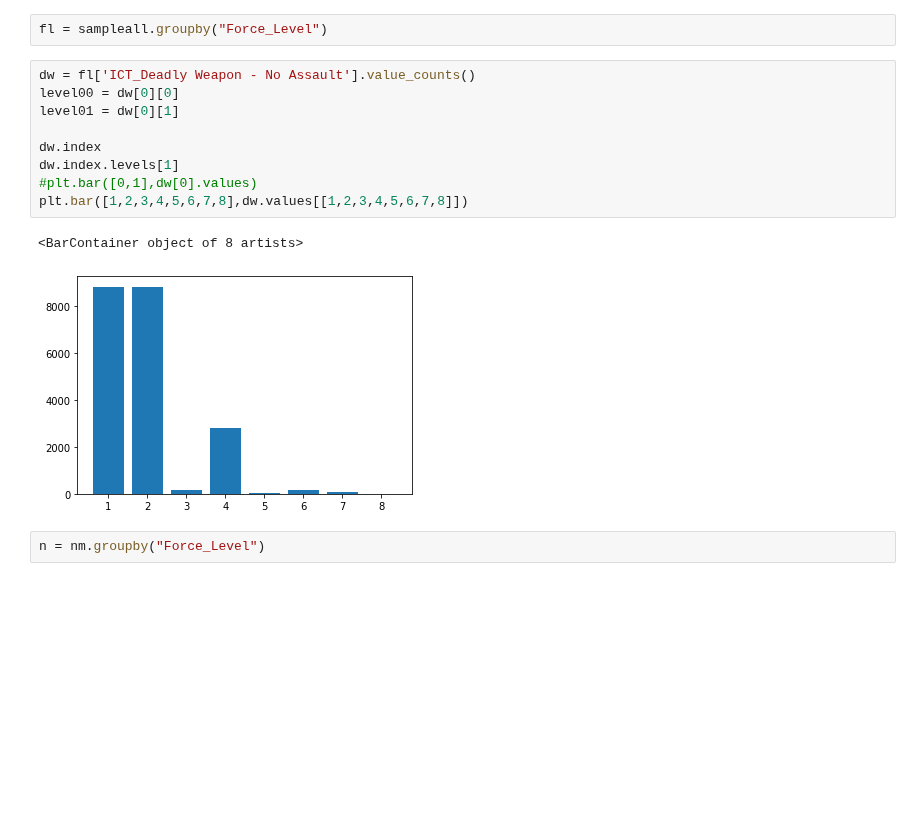
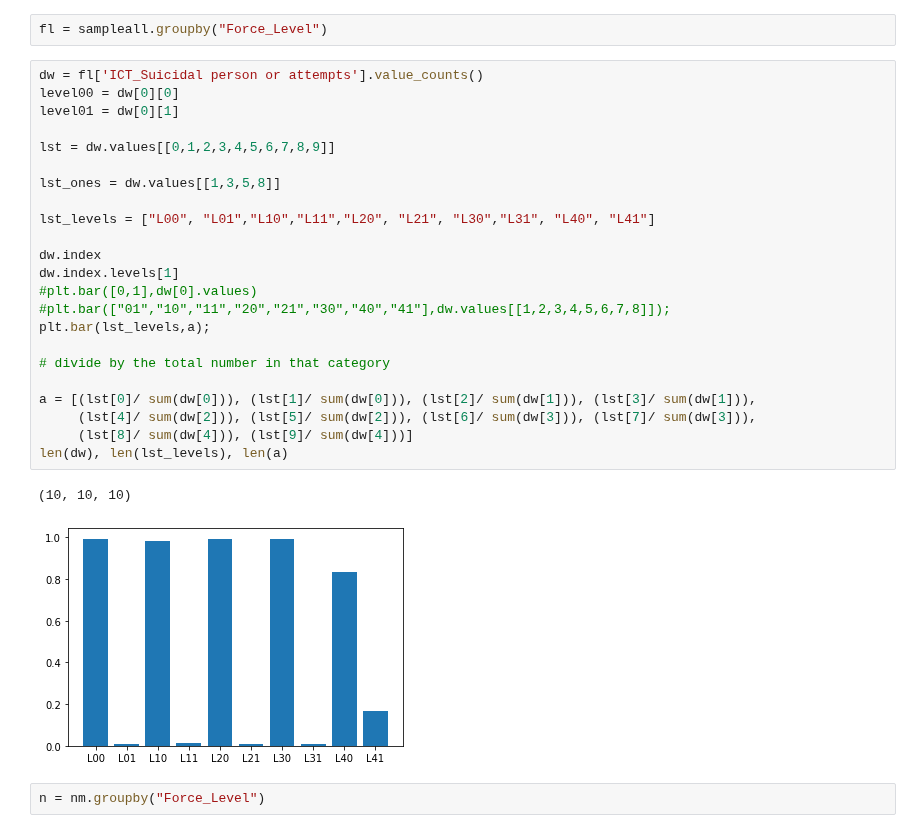
Before and after one commit to SarahMBurgart/use-of-force, a Jupyter notebook: Modeling.ipynb, the cells around one changed output. Cells and saved outputs as stored; diff of their text form; blank space fills up the shorter version.

```diff
--- a/Modeling.ipynb
+++ b/Modeling.ipynb
@@ -745,18 +745,32 @@ Index(['SR_White', 'ICT_Shots heard', 'SR_Asian',
       dtype='object')
 # %%
 fl = sampleall.groupby("Force_Level")
-# %%
-dw = fl['ICT_Deadly Weapon - No Assault'].value_counts()
-level00 = dw[0][0]
-level01 = dw[0][1]
-
-dw.index
-dw.index.levels[1]
-#plt.bar([0,1],dw[0].values)
-plt.bar([1,2,3,4,5,6,7,8],dw.values[[1,2,3,4,5,6,7,8]])
-# %% [output]
-<BarContainer object of 8 artists>
-[figure, removed]
+# %%
+dw = fl['ICT_Suicidal person or attempts'].value_counts()
+level00 = dw[0][0]
+level01 = dw[0][1]
+
+lst = dw.values[[0,1,2,3,4,5,6,7,8,9]]
+
+lst_ones = dw.values[[1,3,5,8]]
+
+lst_levels = ["L00", "L01","L10","L11","L20", "L21", "L30","L31", "L40", "L41"]
+
+dw.index
+dw.index.levels[1]
+#plt.bar([0,1],dw[0].values)
+#plt.bar(["01","10","11","20","21","30","40","41"],dw.values[[1,2,3,4,5,6,7,8]]);
+plt.bar(lst_levels,a);
+
+# divide by the total number in that category
+
+a = [(lst[0]/ sum(dw[0])), (lst[1]/ sum(dw[0])), (lst[2]/ sum(dw[1])), (lst[3]/ sum(dw[1])),
+     (lst[4]/ sum(dw[2])), (lst[5]/ sum(dw[2])), (lst[6]/ sum(dw[3])), (lst[7]/ sum(dw[3])),
+     (lst[8]/ sum(dw[4])), (lst[9]/ sum(dw[4]))]
+len(dw), len(lst_levels), len(a)
+# %% [output]
+(10, 10, 10)
+[figure, added]
 # %%
 n = nm.groupby("Force_Level")
 # %%
```
